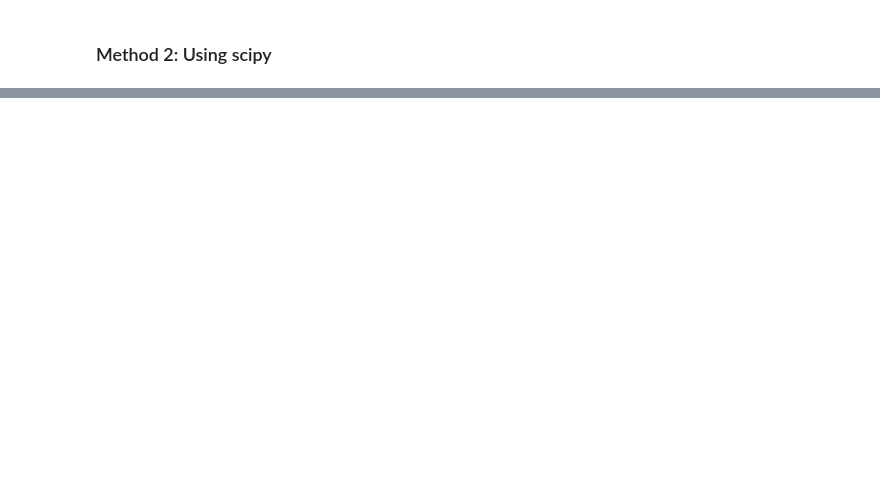
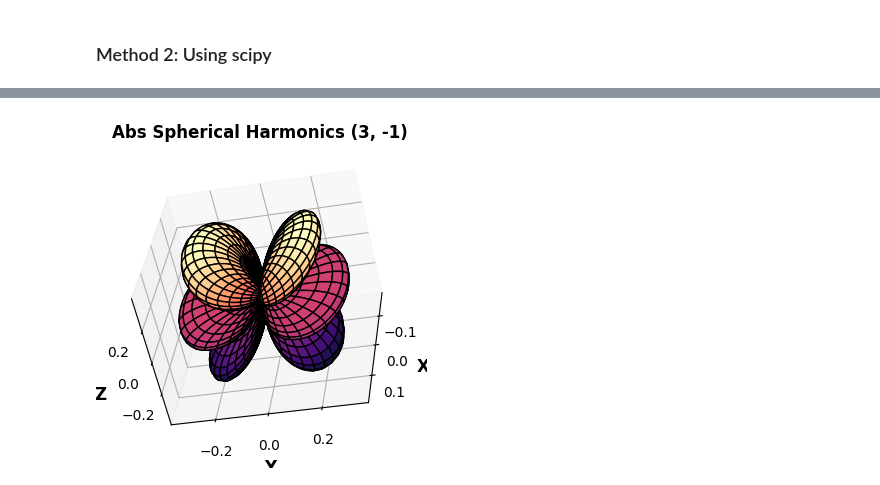
Before and after one commit to wbandabarragan/quantum-mechanics-1, a Jupyter notebook: python-resources/python_for_QM08.ipynb, the cells around one changed output, grey strips where cells are left out. Cells and saved outputs as stored; diff of their text form; code cells hidden in the pictures; blank space fills up the shorter version.

```diff
--- a/python-resources/python_for_QM08.ipynb
+++ b/python-resources/python_for_QM08.ipynb
@@ -156,0 +216,20 @@ plt.show()
+# %%
+# Place our sph harm into our coordinate system
+
+x1, y1, z1 = spherical_coordinates(abs(sph_harm1), Tht, Phi)
+# %%
+fig = plt.figure(figsize=(5,4))
+ax = fig.add_subplot( 111 , projection='3d')
+ax.view_init(elev=30, azim=15, roll=15)
+
+ax.plot_surface(x1, y1, z1, cmap = 'magma', edgecolor = 'k')
+
+plt.title('Abs Spherical Harmonics ({}, {})'.format(l, m), fontsize = 12, fontweight = 'bold')
+
+ax.set_xlabel('X', fontsize = 12, fontweight = 'bold')
+ax.set_ylabel('Y', fontsize = 12, fontweight = 'bold')
+ax.set_zlabel('Z', fontsize = 12, fontweight = 'bold')
+
+plt.show()
+# %% [output]
+[figure, added]
```
Also changed, not shown: parts of 11 cells of this notebook.
